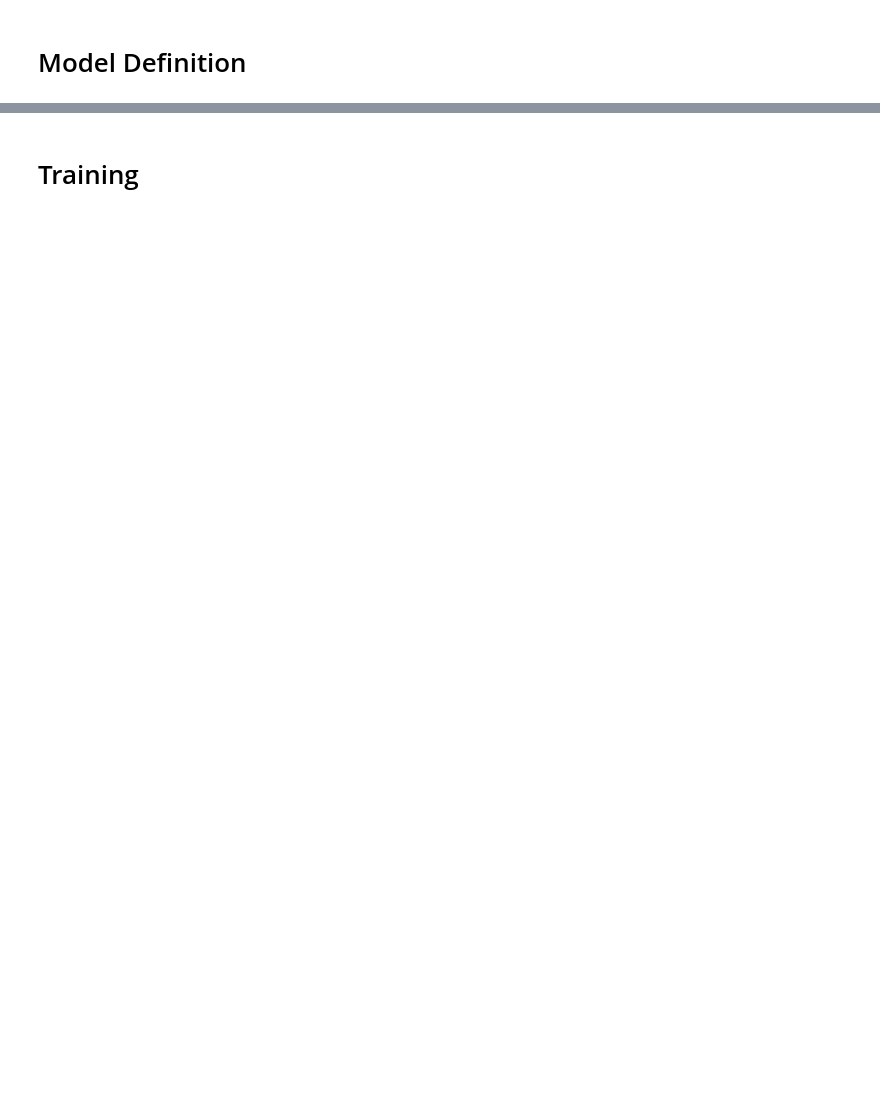
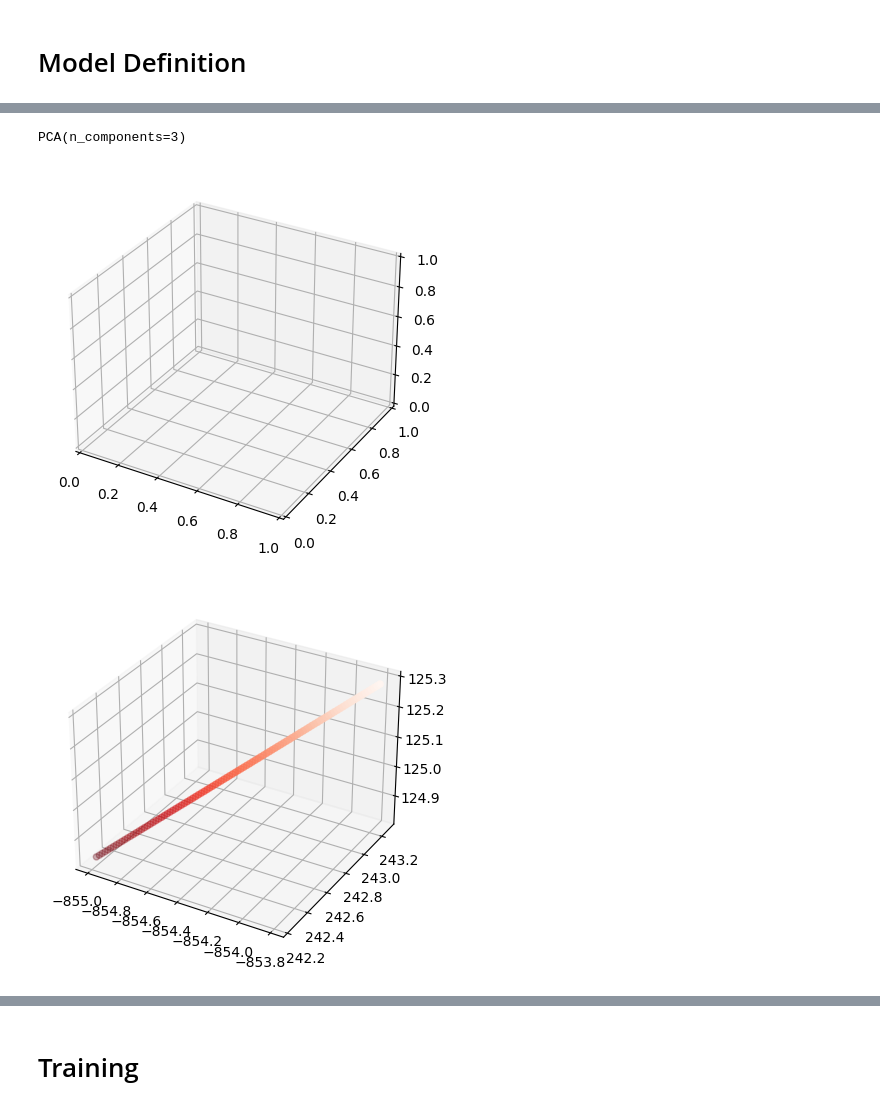
Before and after one commit to andrzeng/MAT6215finalproject, a Jupyter notebook: CTRNN_CURBD_BackProp.ipynb, the cells around one changed output, grey strips where cells are left out. Drawn from its saved outputs; the diff is of its cells as text; code cells hidden in the pictures; blank space fills up the shorter version.

```diff
--- a/CTRNN_CURBD_BackProp.ipynb
+++ b/CTRNN_CURBD_BackProp.ipynb
@@ -206,0 +219,5 @@ fitted.shape
+# %%
+random_trajectory = run_trajectory(rnn_model, random_point, iterations=10000)
+pca.fit(random_trajectory)
+# %% [output]
+PCA(n_components=3)
@@ -206,0 +227,68 @@ fitted.shape
+# %%
+def get_random_points(num_points=100, low=-100, high=100):
+    return (torch.rand((num_points, 300)) - 0.5) * 200
+# %%
+def get_all_trajectories(model, candidate_points, iterations=30000):
+    all_trajectories = []
+    for starting_point in candidate_points:
+
+        trajectory = run_trajectory(model=model, starting_point=starting_point.unsqueeze(1), iterations=iterations)
+        all_trajectories.append(trajectory)
+
+    return all_trajectories
+# %%
+points = get_random_points(num_points=5)
+all_trajectories = get_all_trajectories(rnn_model, points, iterations=100)
+# %%
+def plot_fn(plt,ax,trajectory,n_components=3):
+
+    if n_components== 3:
+        x = trajectory[:,0]
+        y = trajectory[:,1]
+        z = trajectory[:,2]
+        ax.scatter3D(x, y, z, c=np.arange(0,x.shape[0]), cmap='Reds');
+
+    if n_components== 2:
+        x = trajectory[:,0]
+        y = trajectory[:,1]
+        ax.scatter(x, y, c=np.arange(0,x.shape[0]), cmap='Reds');
+
+
+def plot_trajectories(trajectories, n_components=3):
+    fitted = []
+    pca = PCA(n_components=n_components)
+
+    pca.fit(trajectories[1])
+    #first_fitted = pca.transform(trajectories[0])
+    # fitted = pca.fit(trajectories)
+    # first_fitted= pca.transform(trajectories[0])
+    #fitted.append(first_fitted)
+
+    fig = plt.figure()
+    if n_components==3:
+        ax = plt.axes(projection='3d')
+    else :
+        ax= plt.axes()
+
+    #plot_fn(plt,ax,first_fitted,n_components)
+
+    for i, trajectory_data in enumerate(trajectories):
+
+
+        fitted_trajectory = pca.transform(trajectory_data)
+        # fitted.append(fitted_trajectory)
+
+        fig = plt.figure()
+        if n_components==3:
+            ax = plt.axes(projection='3d')
+        else :
+            ax= plt.axes()
+
+        plot_fn(plt,ax,fitted_trajectory,n_components)
+
+    return fig
+
+f = plot_trajectories(all_trajectories, n_components=3 )
+# %% [output]
+[figure, added]
+[figure, added]
```
Also changed, not shown: parts of 41 cells of this notebook, 3 other files.
